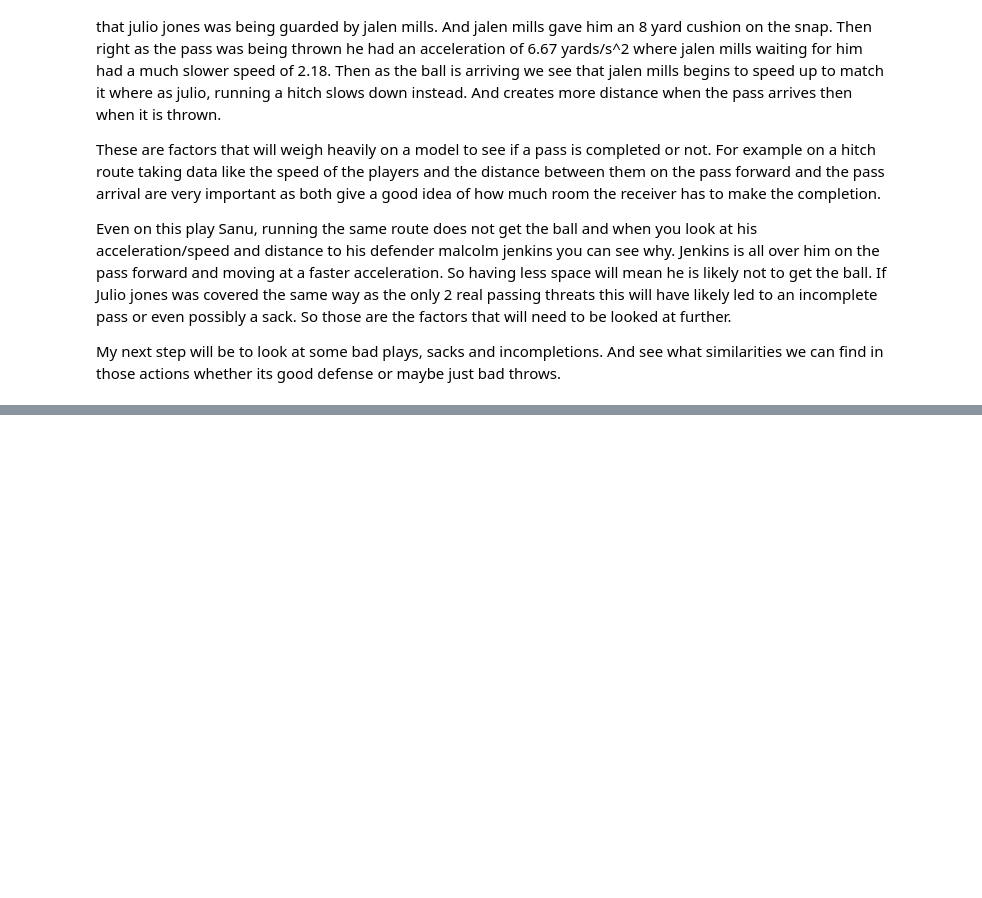
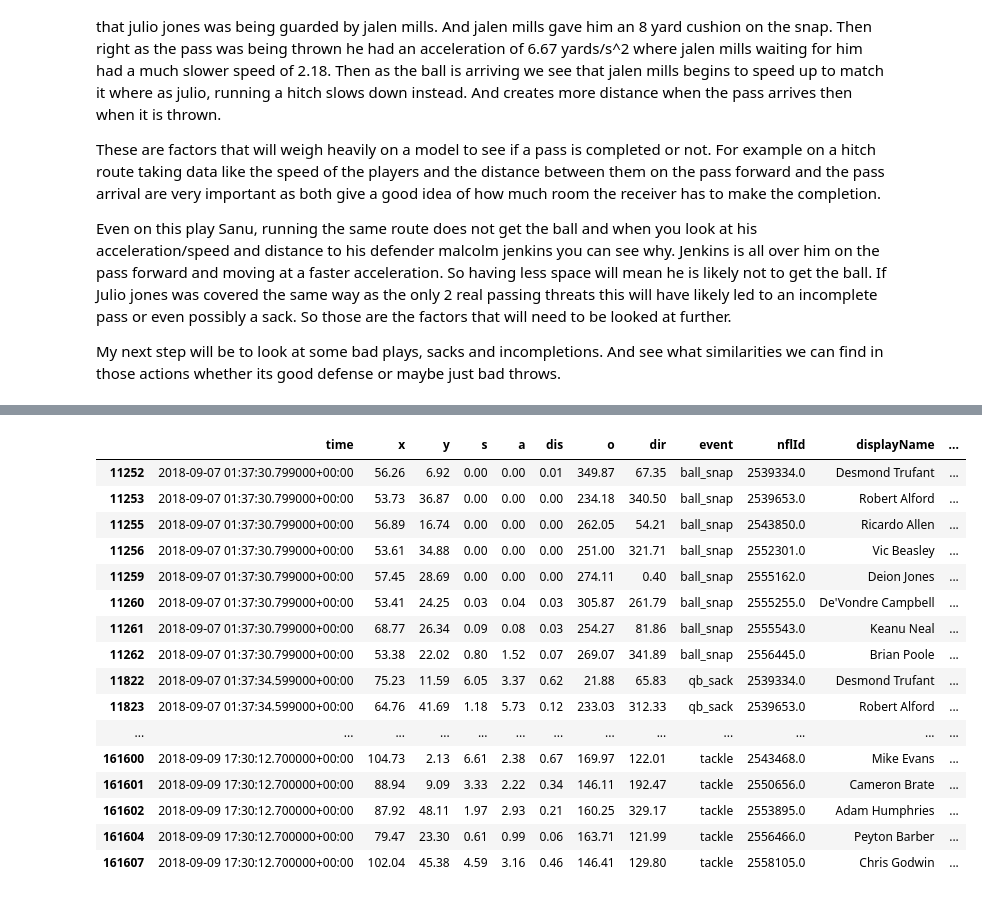
Before and after one commit to Ahila700/NFL_Pass_analysis, a Jupyter notebook: Week_1_overview.ipynb, the cells around one changed output, grey strips where cells are left out. Drawn from its saved outputs; the diff is of its cells as text; code cells hidden in the pictures; blank space fills up the shorter version.

Commit message:
took a look at a different play that resulted in a negative action to see the differences that could be found between a good and a bad play

```diff
--- a/Week_1_overview.ipynb
+++ b/Week_1_overview.ipynb
@@ -128,0 +165,20 @@ My next step will be to look at some bad plays, sacks and incompletions. And see
+# %%
+week_1[(week_1.playId == 776) & (week_1.event != 'None') & (week_1.team == 'away')]
+# %% [output]
+|  | time | x | y | s | a | dis | o | dir | event | nflId | displayName | ... |
+| 11252 | 2018-09-07 01:37:30.799000+00:00 | 56.26 | 6.92 | 0.00 | 0.00 | 0.01 | 349.87 | 67.35 | ball_snap | 2539334.0 | Desmond Trufant | ... |
+| 11253 | 2018-09-07 01:37:30.799000+00:00 | 53.73 | 36.87 | 0.00 | 0.00 | 0.00 | 234.18 | 340.50 | ball_snap | 2539653.0 | Robert Alford | ... |
+| 11255 | 2018-09-07 01:37:30.799000+00:00 | 56.89 | 16.74 | 0.00 | 0.00 | 0.00 | 262.05 | 54.21 | ball_snap | 2543850.0 | Ricardo Allen | ... |
+| 11256 | 2018-09-07 01:37:30.799000+00:00 | 53.61 | 34.88 | 0.00 | 0.00 | 0.00 | 251.00 | 321.71 | ball_snap | 2552301.0 | Vic Beasley | ... |
+| 11259 | 2018-09-07 01:37:30.799000+00:00 | 57.45 | 28.69 | 0.00 | 0.00 | 0.00 | 274.11 | 0.40 | ball_snap | 2555162.0 | Deion Jones | ... |
+| 11260 | 2018-09-07 01:37:30.799000+00:00 | 53.41 | 24.25 | 0.03 | 0.04 | 0.03 | 305.87 | 261.79 | ball_snap | 2555255.0 | De'Vondre Campbell | ... |
+| 11261 | 2018-09-07 01:37:30.799000+00:00 | 68.77 | 26.34 | 0.09 | 0.08 | 0.03 | 254.27 | 81.86 | ball_snap | 2555543.0 | Keanu Neal | ... |
+| 11262 | 2018-09-07 01:37:30.799000+00:00 | 53.38 | 22.02 | 0.80 | 1.52 | 0.07 | 269.07 | 341.89 | ball_snap | 2556445.0 | Brian Poole | ... |
+| 11822 | 2018-09-07 01:37:34.599000+00:00 | 75.23 | 11.59 | 6.05 | 3.37 | 0.62 | 21.88 | 65.83 | qb_sack | 2539334.0 | Desmond Trufant | ... |
+| 11823 | 2018-09-07 01:37:34.599000+00:00 | 64.76 | 41.69 | 1.18 | 5.73 | 0.12 | 233.03 | 312.33 | qb_sack | 2539653.0 | Robert Alford | ... |
+| ... | ... | ... | ... | ... | ... | ... | ... | ... | ... | ... | ... | ... |
+| 161600 | 2018-09-09 17:30:12.700000+00:00 | 104.73 | 2.13 | 6.61 | 2.38 | 0.67 | 169.97 | 122.01 | tackle | 2543468.0 | Mike Evans | ... |
+| 161601 | 2018-09-09 17:30:12.700000+00:00 | 88.94 | 9.09 | 3.33 | 2.22 | 0.34 | 146.11 | 192.47 | tackle | 2550656.0 | Cameron Brate | ... |
+| 161602 | 2018-09-09 17:30:12.700000+00:00 | 87.92 | 48.11 | 1.97 | 2.93 | 0.21 | 160.25 | 329.17 | tackle | 2553895.0 | Adam Humphries | ... |
+| 161604 | 2018-09-09 17:30:12.700000+00:00 | 79.47 | 23.30 | 0.61 | 0.99 | 0.06 | 163.71 | 121.99 | tackle | 2556466.0 | Peyton Barber | ... |
+| 161607 | 2018-09-09 17:30:12.700000+00:00 | 102.04 | 45.38 | 4.59 | 3.16 | 0.46 | 146.41 | 129.80 | tackle | 2558105.0 | Chris Godwin | ... |
```
Also changed, not shown: parts of 11 cells of this notebook.
